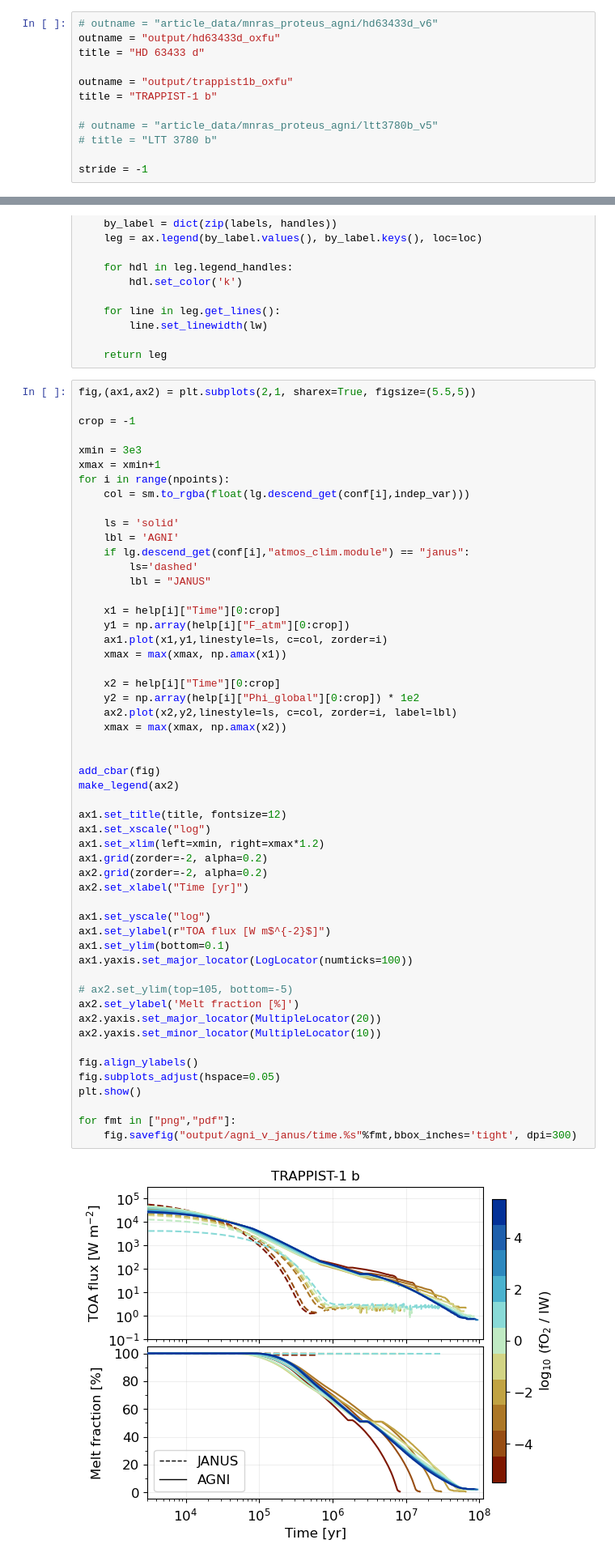
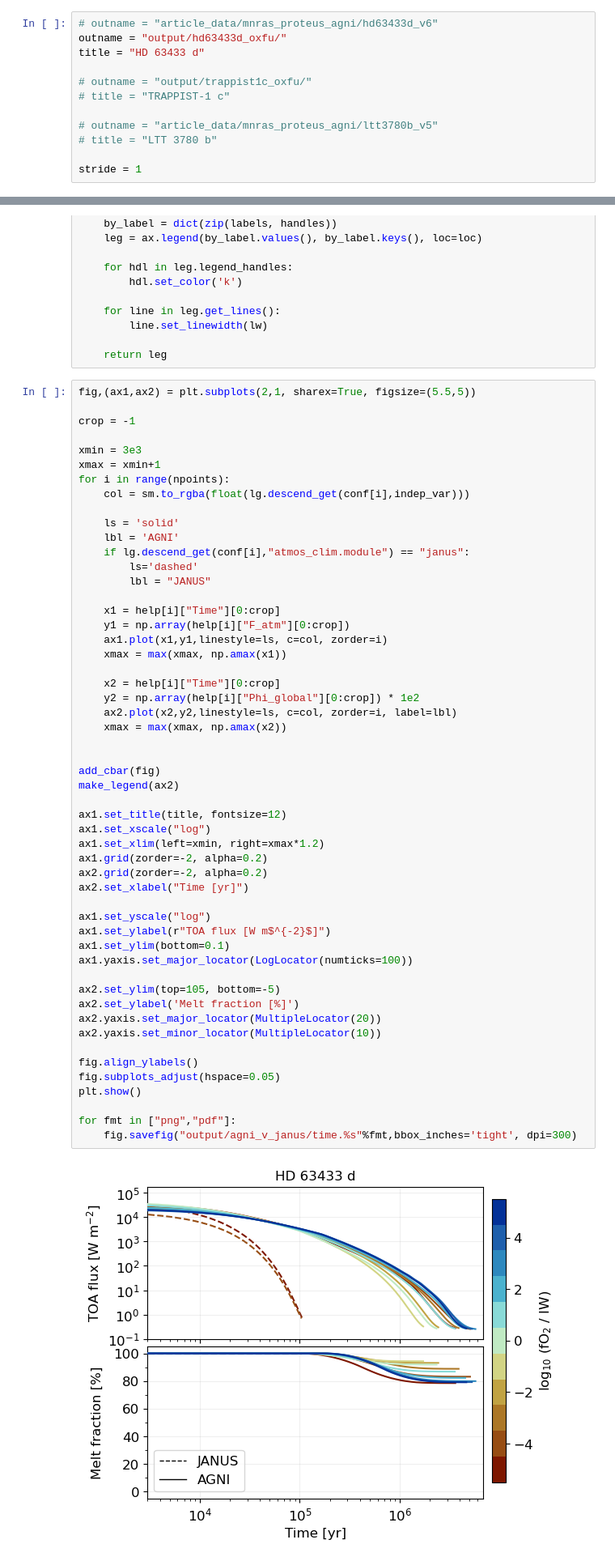
Before and after one commit to nichollsh/proteus_analysis, a Jupyter notebook: agni_vs_janus.ipynb, the cells around one changed output, grey strips where cells are left out. Shown at 81% size. Saved outputs shown, nothing was run; the diff lists cells and outputs as text.

Commit message:
Fix convection shutdown plot

```diff
--- a/agni_vs_janus.ipynb
+++ b/agni_vs_janus.ipynb
@@ -57,16 +58,16 @@ def read_helpfile(fpath):
 ### Do analysis
 # %%
 # outname = "article_data/mnras_proteus_agni/hd63433d_v6"
-outname = "output/hd63433d_oxfu"
+outname = "output/hd63433d_oxfu/"
 title = "HD 63433 d"
 
-outname = "output/trappist1b_oxfu"
-title = "TRAPPIST-1 b"
+# outname = "output/trappist1c_oxfu/"
+# title = "TRAPPIST-1 c"
 
 # outname = "article_data/mnras_proteus_agni/ltt3780b_v5"
 # title = "LTT 3780 b"
 
-stride = -1
+stride = 1
 # %%
 globber = os.path.join(os.environ.get("HOME"),"analysis/data/",outname) + "/case_*/"
 print(globber)
@@ -169,35 +170,35 @@ for i in range(npoints):
     ax2.plot(x2,y2,linestyle=ls, c=col, zorder=i, label=lbl)
     xmax = max(xmax, np.amax(x2))
 
 
 add_cbar(fig)
 make_legend(ax2)
 
 ax1.set_title(title, fontsize=12)
 ax1.set_xscale("log")
 ax1.set_xlim(left=xmin, right=xmax*1.2)
 ax1.grid(zorder=-2, alpha=0.2)
 ax2.grid(zorder=-2, alpha=0.2)
 ax2.set_xlabel("Time [yr]")
 
 ax1.set_yscale("log")
 ax1.set_ylabel(r"TOA flux [W m$^{-2}$]")
 ax1.set_ylim(bottom=0.1)
 ax1.yaxis.set_major_locator(LogLocator(numticks=100))
 
-# ax2.set_ylim(top=105, bottom=-5)
+ax2.set_ylim(top=105, bottom=-5)
 ax2.set_ylabel('Melt fraction [%]')
 ax2.yaxis.set_major_locator(MultipleLocator(20))
 ax2.yaxis.set_minor_locator(MultipleLocator(10))
 
 fig.align_ylabels()
 fig.subplots_adjust(hspace=0.05)
 plt.show()
 
 for fmt in ["png","pdf"]:
     fig.savefig("output/agni_v_janus/time.%s"%fmt,bbox_inches='tight', dpi=300)
 # %% [output]
-[figure, old version]
+[figure, new version]
 # %% [markdown]
 ## Plot scalar quantities
 # %%
```
Also changed, not shown: parts of 12 cells of this notebook.
